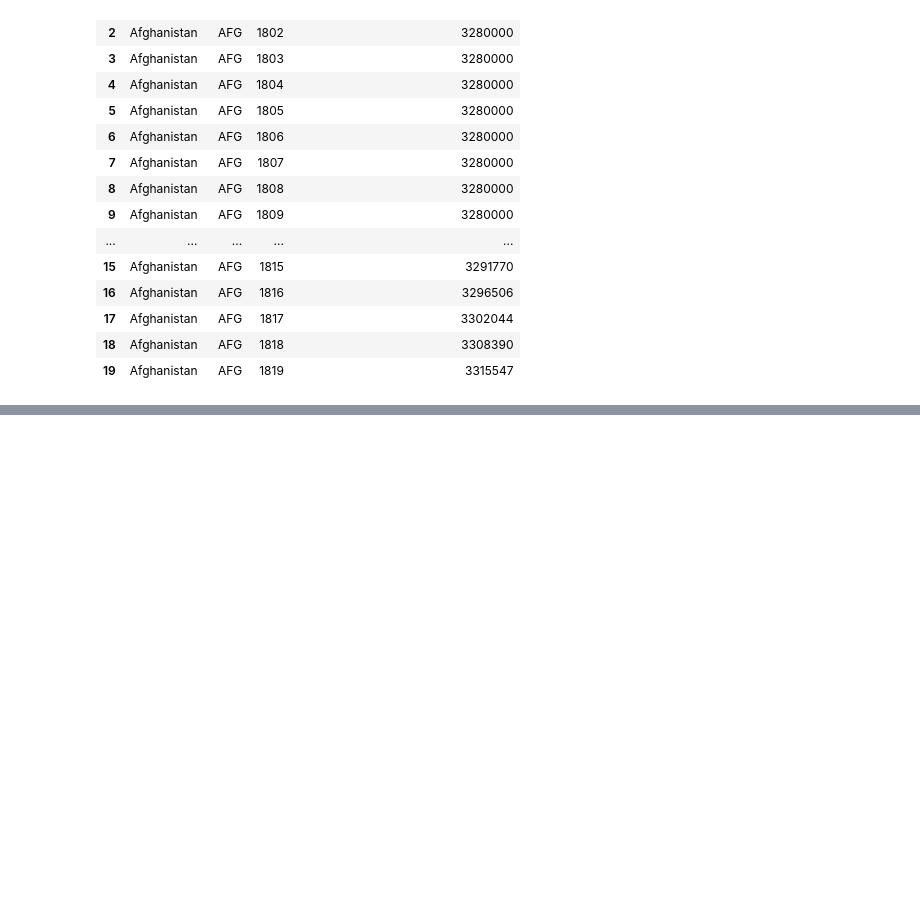
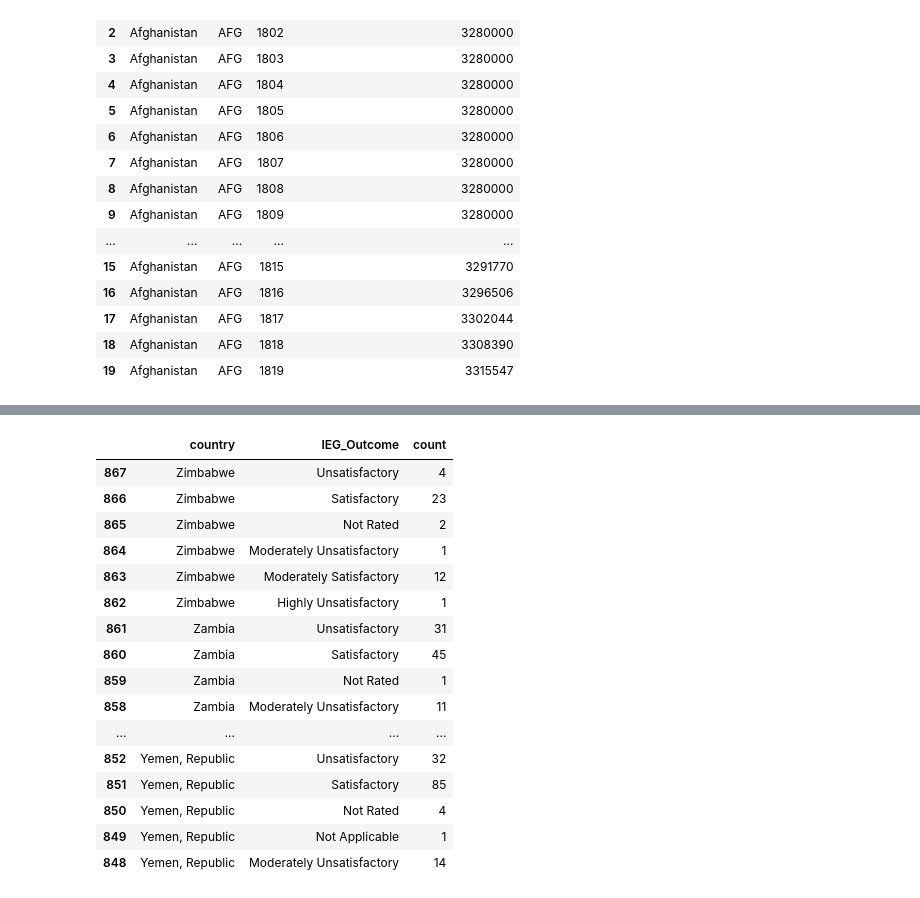
Before and after one commit to DataBootcamp-Project2-WorldBank/project2, a Jupyter notebook: scrape_ieg.ipynb, the cells around one changed output, grey strips where cells are left out. Saved outputs shown, nothing was run; the diff lists cells and outputs as text; code cells hidden in the pictures; blank space fills up the shorter version.

```diff
--- a/scrape_ieg.ipynb
+++ b/scrape_ieg.ipynb
@@ -134,3 +155,10 @@ population_df.head(20)
 | 19 | Afghanistan | AFG | 1819 | 3315547 |
 # %%
 population_df.to_html('app/templates/populationData.html')
+# %%
+project_df=pd.read_csv('data/IEG_World_Bank_Project_Performance_Ratings.csv')
+# %%
+project_df=project_df.loc[:,['Country Name','IEG_Outcome']]
+project_df.columns=['country', 'IEG_Outcome']
+project_df=project_df.assign(count=1)
+project_df
@@ -136,0 +179,22 @@ population_df.to_html('app/templates/populationData.html')
+# %%
+project_df = project_df.groupby(['country','IEG_Outcome'])['count'].sum().reset_index()
+#df.sort_values(by=['col1'])
+project_df.head(20)
+# %% [output]
+|  | country | IEG_Outcome | count |
+| 867 | Zimbabwe | Unsatisfactory | 4 |
+| 866 | Zimbabwe | Satisfactory | 23 |
+| 865 | Zimbabwe | Not Rated | 2 |
+| 864 | Zimbabwe | Moderately Unsatisfactory | 1 |
+| 863 | Zimbabwe | Moderately Satisfactory | 12 |
+| 862 | Zimbabwe | Highly Unsatisfactory | 1 |
+| 861 | Zambia | Unsatisfactory | 31 |
+| 860 | Zambia | Satisfactory | 45 |
+| 859 | Zambia | Not Rated | 1 |
+| 858 | Zambia | Moderately Unsatisfactory | 11 |
+| ... | ... | ... | ... |
+| 852 | Yemen, Republic | Unsatisfactory | 32 |
+| 851 | Yemen, Republic | Satisfactory | 85 |
+| 850 | Yemen, Republic | Not Rated | 4 |
+| 849 | Yemen, Republic | Not Applicable | 1 |
+| 848 | Yemen, Republic | Moderately Unsatisfactory | 14 |
```
Also changed, not shown: parts of 11 cells of this notebook, 8 other files.
